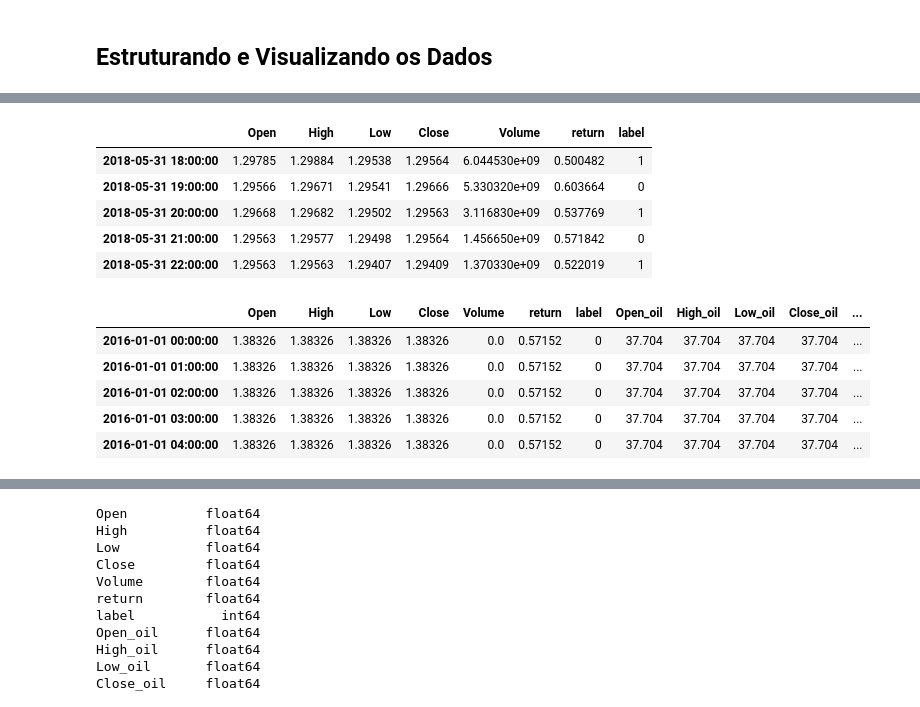
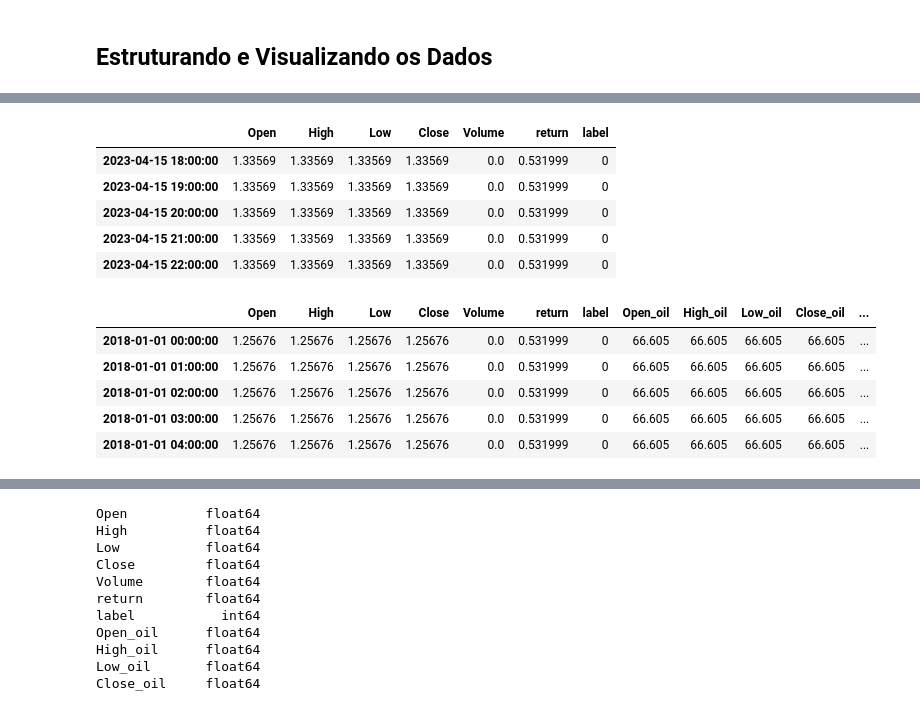
Before and after one commit to akashj-creator/BinaryOptionsXGB, a Jupyter notebook: Predict Future Price - Binary Option of USDCAD - V6.ipynb, the cells around one changed output, grey strips where cells are left out. Drawn from its saved outputs; the diff is of its cells as text; code cells hidden in the pictures.

```diff
--- a/Predict Future Price - Binary Option of USDCAD - V6.ipynb
+++ b/Predict Future Price - Binary Option of USDCAD - V6.ipynb
@@ -17,8 +17,8 @@ from sklearn.model_selection import cross_val_score
 # %%
 # transformando dataframes de USDCAD e do PETRÓLEO BRENT
 
-h = pd.read_csv('USDCAD_Candlestick_1_Hour_BID_31.12.2015-31.05.2018.csv')
-o = pd.read_csv('BRENT.CMDUSD_Candlestick_1_Hour_BID_31.12.2014-31.05.2018.csv')
+h = pd.read_csv('USDCAD_Candlestick_1_Hour_BID_31.12.2017-14.04.2023.csv')
+o = pd.read_csv('BRENT.CMDUSD_Candlestick_1_Hour_BID_31.12.2017-14.04.2023.csv')
 # %%
 # Put USD/CAD hour data into Pandas Dataframe
 
@@ -224,25 +224,25 @@ df.tail()
 # %%
 df2 = df.copy()
 
-df = df.loc[:,['Open', 'High', 'Low', 'Close', 'Volume', 'return', 'label']]
+df = df.loc[:,['Open_usdcad', 'High_usdcad', 'Low_usdcad', 'Close_usdcad', 'Volume_usdcad', 'return', 'label']]
 df.tail()
 # %% [output]
 |  | Open | High | Low | Close | Volume | return | label |
-| 2018-05-31 18:00:00 | 1.29785 | 1.29884 | 1.29538 | 1.29564 | 6.044530e+09 | 0.500482 | 1 |
-| 2018-05-31 19:00:00 | 1.29566 | 1.29671 | 1.29541 | 1.29666 | 5.330320e+09 | 0.603664 | 0 |
-| 2018-05-31 20:00:00 | 1.29668 | 1.29682 | 1.29502 | 1.29563 | 3.116830e+09 | 0.537769 | 1 |
-| 2018-05-31 21:00:00 | 1.29563 | 1.29577 | 1.29498 | 1.29564 | 1.456650e+09 | 0.571842 | 0 |
-| 2018-05-31 22:00:00 | 1.29563 | 1.29563 | 1.29407 | 1.29409 | 1.370330e+09 | 0.522019 | 1 |
+| 2023-04-15 18:00:00 | 1.33569 | 1.33569 | 1.33569 | 1.33569 | 0.0 | 0.531999 | 0 |
+| 2023-04-15 19:00:00 | 1.33569 | 1.33569 | 1.33569 | 1.33569 | 0.0 | 0.531999 | 0 |
+| 2023-04-15 20:00:00 | 1.33569 | 1.33569 | 1.33569 | 1.33569 | 0.0 | 0.531999 | 0 |
+| 2023-04-15 21:00:00 | 1.33569 | 1.33569 | 1.33569 | 1.33569 | 0.0 | 0.531999 | 0 |
+| 2023-04-15 22:00:00 | 1.33569 | 1.33569 | 1.33569 | 1.33569 | 0.0 | 0.531999 | 0 |
 # %%
 df = pd.concat([df,df_oil],axis=1, join='inner')
 df.head()
 # %% [output]
 |  | Open | High | Low | Close | Volume | return | label | Open_oil | High_oil | Low_oil | Close_oil | ... |
-| 2016-01-01 00:00:00 | 1.38326 | 1.38326 | 1.38326 | 1.38326 | 0.0 | 0.57152 | 0 | 37.704 | 37.704 | 37.704 | 37.704 | ... |
-| 2016-01-01 01:00:00 | 1.38326 | 1.38326 | 1.38326 | 1.38326 | 0.0 | 0.57152 | 0 | 37.704 | 37.704 | 37.704 | 37.704 | ... |
-| 2016-01-01 02:00:00 | 1.38326 | 1.38326 | 1.38326 | 1.38326 | 0.0 | 0.57152 | 0 | 37.704 | 37.704 | 37.704 | 37.704 | ... |
-| 2016-01-01 03:00:00 | 1.38326 | 1.38326 | 1.38326 | 1.38326 | 0.0 | 0.57152 | 0 | 37.704 | 37.704 | 37.704 | 37.704 | ... |
-| 2016-01-01 04:00:00 | 1.38326 | 1.38326 | 1.38326 | 1.38326 | 0.0 | 0.57152 | 0 | 37.704 | 37.704 | 37.704 | 37.704 | ... |
+| 2018-01-01 00:00:00 | 1.25676 | 1.25676 | 1.25676 | 1.25676 | 0.0 | 0.531999 | 0 | 66.605 | 66.605 | 66.605 | 66.605 | ... |
+| 2018-01-01 01:00:00 | 1.25676 | 1.25676 | 1.25676 | 1.25676 | 0.0 | 0.531999 | 0 | 66.605 | 66.605 | 66.605 | 66.605 | ... |
+| 2018-01-01 02:00:00 | 1.25676 | 1.25676 | 1.25676 | 1.25676 | 0.0 | 0.531999 | 0 | 66.605 | 66.605 | 66.605 | 66.605 | ... |
+| 2018-01-01 03:00:00 | 1.25676 | 1.25676 | 1.25676 | 1.25676 | 0.0 | 0.531999 | 0 | 66.605 | 66.605 | 66.605 | 66.605 | ... |
+| 2018-01-01 04:00:00 | 1.25676 | 1.25676 | 1.25676 | 1.25676 | 0.0 | 0.531999 | 0 | 66.605 | 66.605 | 66.605 | 66.605 | ... |
 # %%
 df.tail()
 # %% [output]
```
Also changed, not shown: parts of 28 cells of this notebook, 5 other files.
